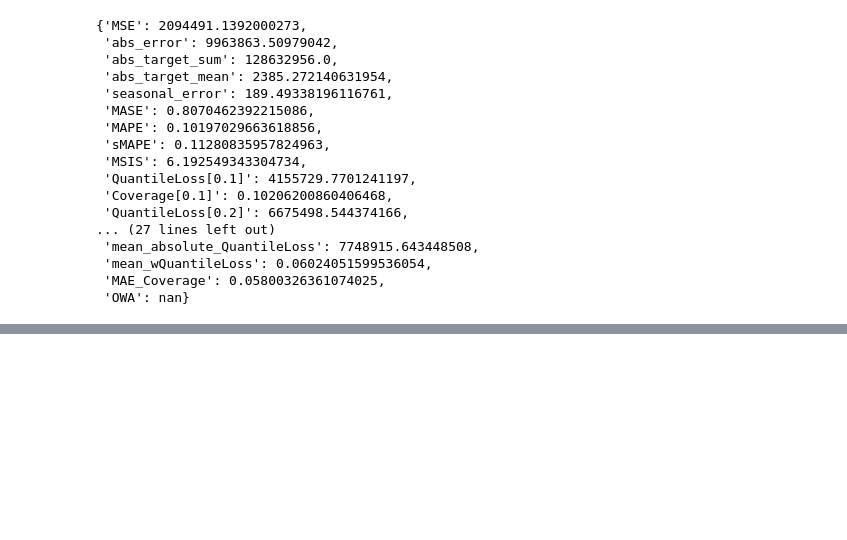
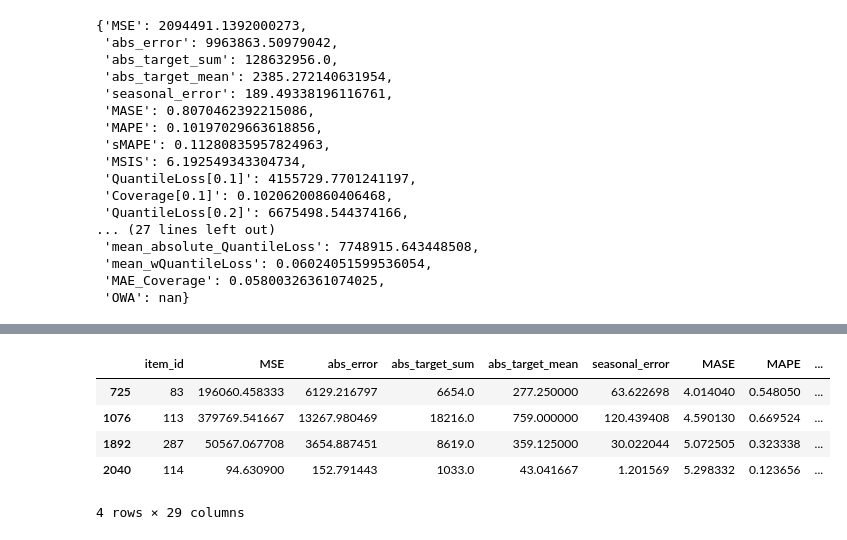
Before and after one commit to kashif/vq-tr, a Jupyter notebook: VQ-TR.ipynb, the cells around one changed output, grey strips where cells are left out. Drawn from its saved outputs; the diff is of its cells as text; code cells hidden in the pictures; blank space fills up the shorter version.

```diff
--- a/VQ-TR.ipynb
+++ b/VQ-TR.ipynb
@@ -1111,0 +1153,9 @@ plt.show()
+# %%
+ts_metrics[ts_metrics.MASE > 4]
+# %% [output]
+|  | item_id | MSE | abs_error | abs_target_sum | abs_target_mean | seasonal_error | MASE | MAPE | ... |
+| 725 | 83 | 196060.458333 | 6129.216797 | 6654.0 | 277.250000 | 63.622698 | 4.014040 | 0.548050 | ... |
+| 1076 | 113 | 379769.541667 | 13267.980469 | 18216.0 | 759.000000 | 120.439408 | 4.590130 | 0.669524 | ... |
+| 1892 | 287 | 50567.067708 | 3654.887451 | 8619.0 | 359.125000 | 30.022044 | 5.072505 | 0.323338 | ... |
+| 2040 | 114 | 94.630900 | 152.791443 | 1033.0 | 43.041667 | 1.201569 | 5.298332 | 0.123656 | ... |
+4 rows × 29 columns
```
Also changed, not shown: parts of 9 cells of this notebook.
